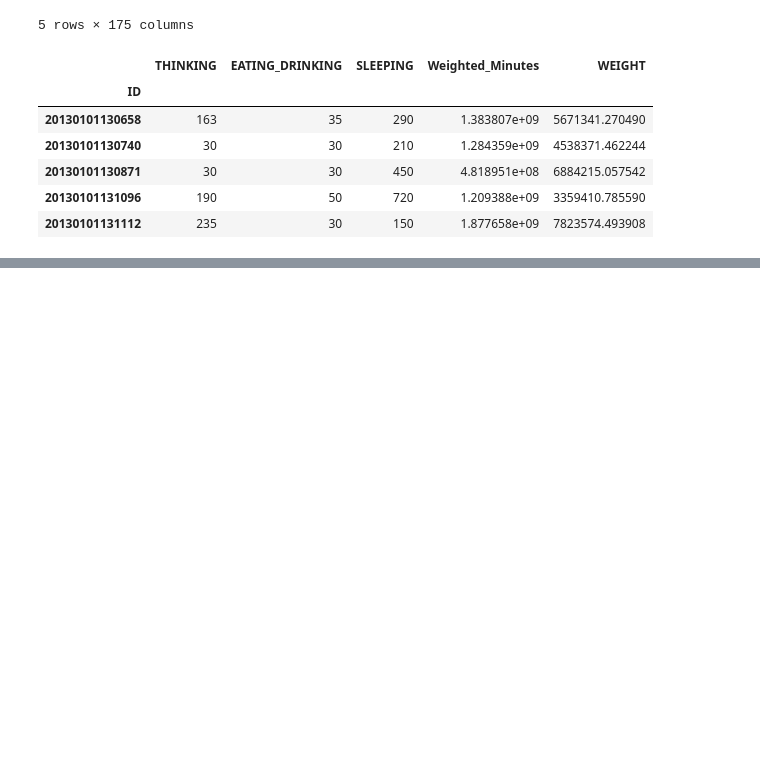
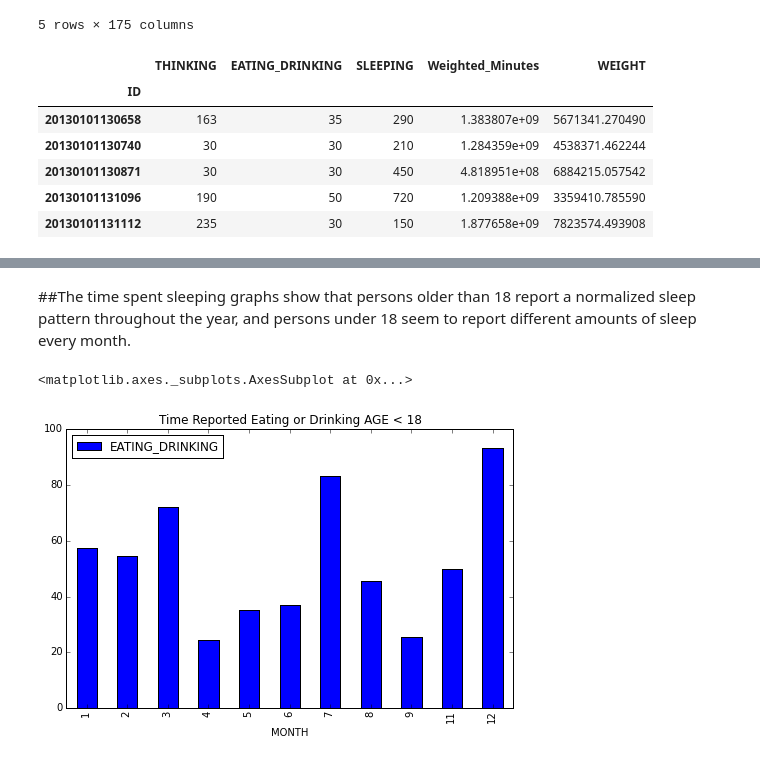
Before and after one commit to tiy-gvl-python/atus-analysis, a Jupyter notebook: Project.ipynb, the cells around one changed output, grey strips where cells are left out. Cells and saved outputs as stored; diff of their text form; code cells hidden in the pictures; blank space fills up the shorter version.

```diff
--- a/Project.ipynb
+++ b/Project.ipynb
@@ -160,2 +140,10 @@ sleep.groupby(['MONTH']).mean().plot(kind='bar', figsize=(8,5))
+# %% [markdown]
+##The time spent sleeping graphs show that persons older than 18 report a normalized sleep pattern throughout the year, and persons under 18 seem to report different amounts of sleep every month.
+# %%
+eat = mer_two[['EATING_DRINKING', 'MONTH']]
+eat.groupby(['MONTH']).mean().plot(kind='bar', figsize=(8,5), title='Time Reported Eating or Drinking AGE < 18')
+# %% [output]
+<matplotlib.axes._subplots.AxesSubplot at 0x...>
+[figure, added]
 # %%
 eat = mer[['EATING_DRINKING', 'MONTH']]
```
Also changed, not shown: parts of 18 cells of this notebook.
